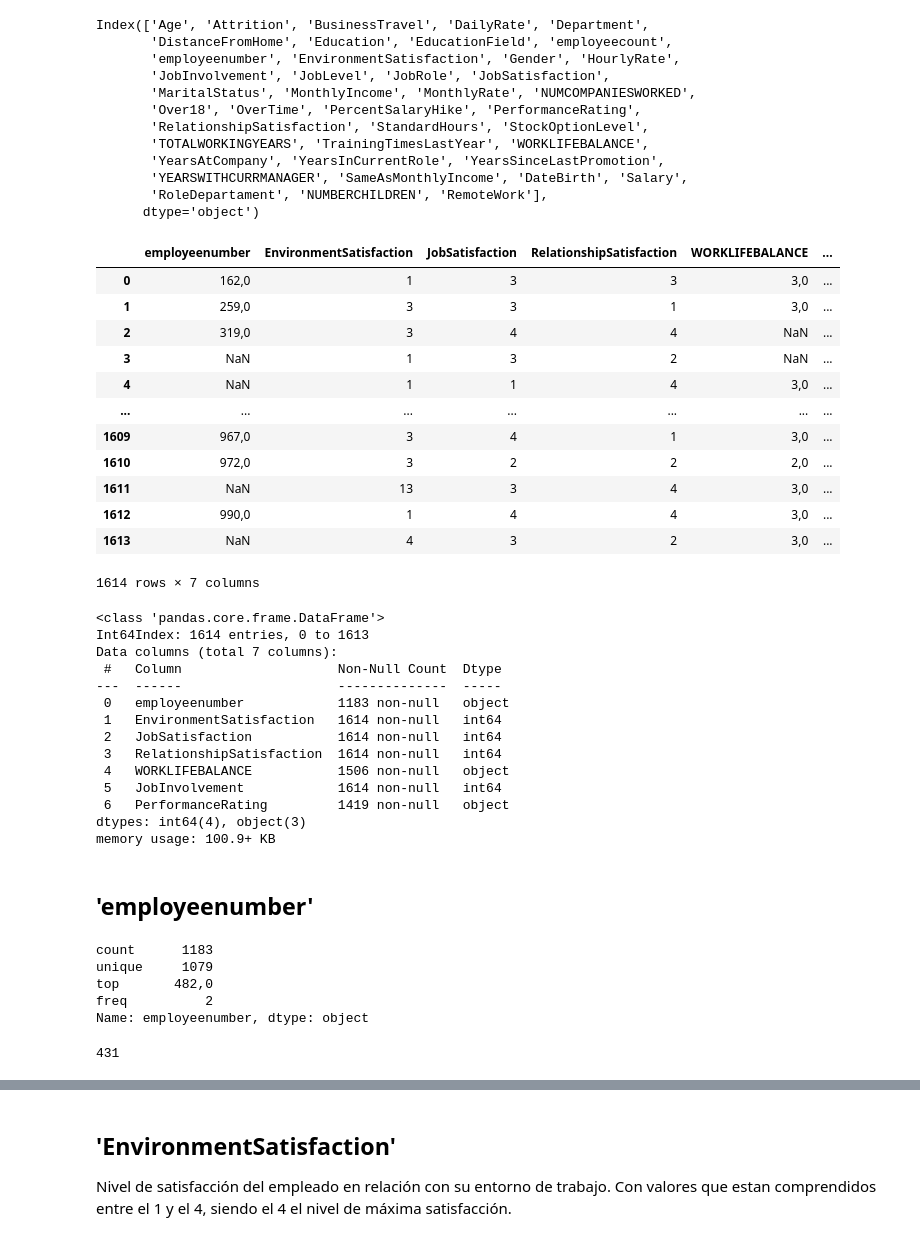
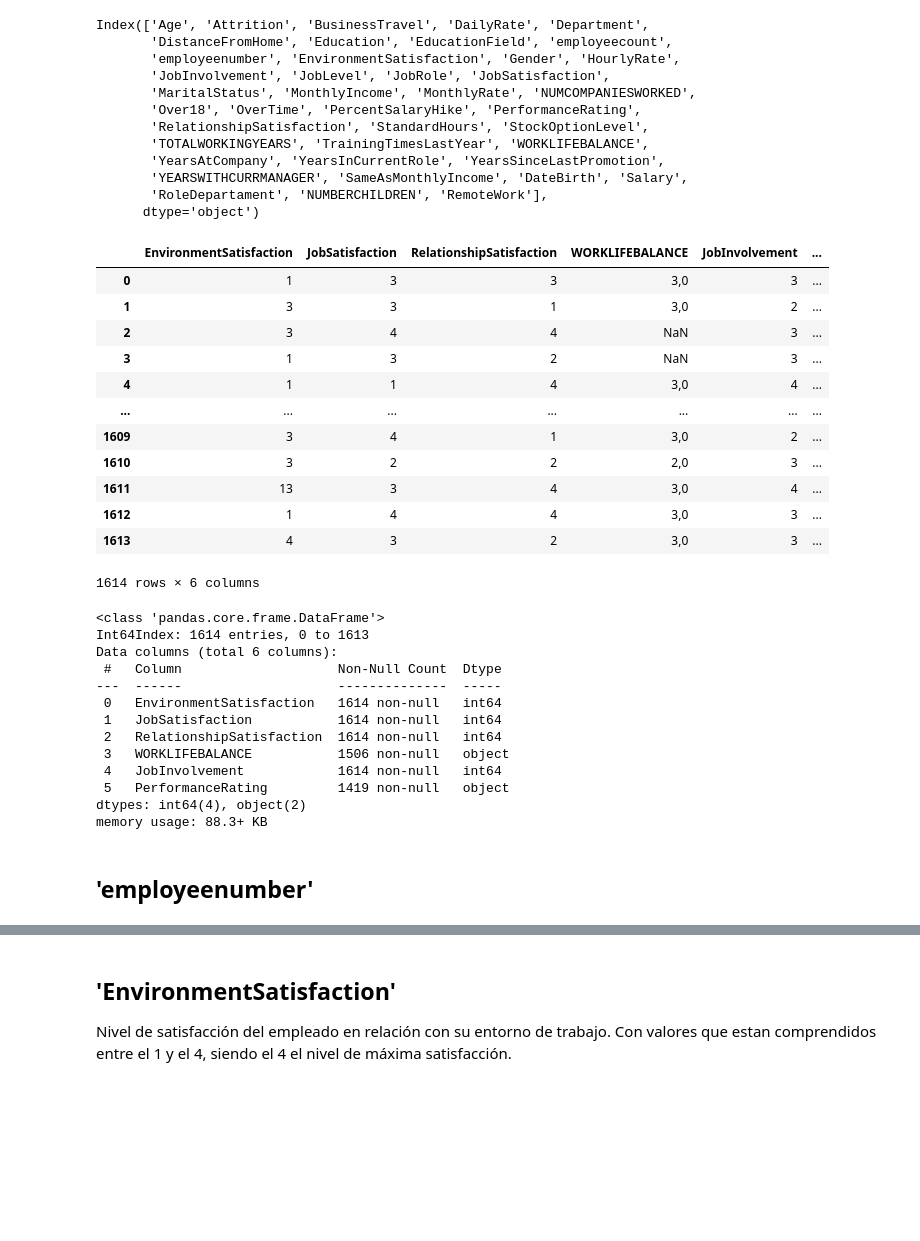
Before and after one commit to raquelmartinrodriguez/proyecto-da-promo-G-modulo-3-team-1, a Jupyter notebook: notebooks/01-exploration/surveys.ipynb, the cells around one changed output, grey strips where cells are left out. Drawn from its saved outputs; the diff is of its cells as text; code cells hidden in the pictures; blank space fills up the shorter version.

```diff
--- a/notebooks/01-exploration/surveys.ipynb
+++ b/notebooks/01-exploration/surveys.ipynb
@@ -34,51 +34,37 @@ Index(['Age', 'Attrition', 'BusinessTravel', 'DailyRate', 'Department',
        'RoleDepartament', 'NUMBERCHILDREN', 'RemoteWork'],
       dtype='object')
 # %%
-surveys = data.loc [:, ['employeenumber', 'EnvironmentSatisfaction', 'JobSatisfaction', 'RelationshipSatisfaction', 'WORKLIFEBALANCE', 'JobInvolvement', 'PerformanceRating' ]]
+surveys = data.loc [:, ['EnvironmentSatisfaction', 'JobSatisfaction', 'RelationshipSatisfaction', 'WORKLIFEBALANCE', 'JobInvolvement', 'PerformanceRating' ]]
 surveys
 # %% [output]
-|  | employeenumber | EnvironmentSatisfaction | JobSatisfaction | RelationshipSatisfaction | WORKLIFEBALANCE | ... |
-| 0 | 162,0 | 1 | 3 | 3 | 3,0 | ... |
-| 1 | 259,0 | 3 | 3 | 1 | 3,0 | ... |
-| 2 | 319,0 | 3 | 4 | 4 | NaN | ... |
-| 3 | NaN | 1 | 3 | 2 | NaN | ... |
-| 4 | NaN | 1 | 1 | 4 | 3,0 | ... |
+|  | EnvironmentSatisfaction | JobSatisfaction | RelationshipSatisfaction | WORKLIFEBALANCE | JobInvolvement | ... |
+| 0 | 1 | 3 | 3 | 3,0 | 3 | ... |
+| 1 | 3 | 3 | 1 | 3,0 | 2 | ... |
+| 2 | 3 | 4 | 4 | NaN | 3 | ... |
+| 3 | 1 | 3 | 2 | NaN | 3 | ... |
+| 4 | 1 | 1 | 4 | 3,0 | 4 | ... |
 | ... | ... | ... | ... | ... | ... | ... |
-| 1609 | 967,0 | 3 | 4 | 1 | 3,0 | ... |
-| 1610 | 972,0 | 3 | 2 | 2 | 2,0 | ... |
-| 1611 | NaN | 13 | 3 | 4 | 3,0 | ... |
-| 1612 | 990,0 | 1 | 4 | 4 | 3,0 | ... |
-| 1613 | NaN | 4 | 3 | 2 | 3,0 | ... |
+| 1609 | 3 | 4 | 1 | 3,0 | 2 | ... |
+| 1610 | 3 | 2 | 2 | 2,0 | 3 | ... |
+| 1611 | 13 | 3 | 4 | 3,0 | 4 | ... |
+| 1612 | 1 | 4 | 4 | 3,0 | 3 | ... |
+| 1613 | 4 | 3 | 2 | 3,0 | 3 | ... |
-1614 rows × 7 columns
+1614 rows × 6 columns
 # %%
 surveys.info()
 # %% [output]
 <class 'pandas.core.frame.DataFrame'>
 Int64Index: 1614 entries, 0 to 1613
-Data columns (total 7 columns):
+Data columns (total 6 columns):
  #   Column                    Non-Null Count  Dtype
 ---  ------                    --------------  -----
- 0   employeenumber            1183 non-null   object
- 1   EnvironmentSatisfaction   1614 non-null   int64
- 2   JobSatisfaction           1614 non-null   int64
- 3   RelationshipSatisfaction  1614 non-null   int64
- 4   WORKLIFEBALANCE           1506 non-null   object
- 5   JobInvolvement            1614 non-null   int64
- 6   PerformanceRating         1419 non-null   object
-dtypes: int64(4), object(3)
-memory usage: 100.9+ KB
+ 0   EnvironmentSatisfaction   1614 non-null   int64
+ 1   JobSatisfaction           1614 non-null   int64
+ 2   RelationshipSatisfaction  1614 non-null   int64
+ 3   WORKLIFEBALANCE           1506 non-null   object
+ 4   JobInvolvement            1614 non-null   int64
+ 5   PerformanceRating         1419 non-null   object
+dtypes: int64(4), object(2)
+memory usage: 88.3+ KB
 # %% [markdown]
 ## 'employeenumber'
-# %%
-surveys ['employeenumber'].describe().T
-#variable categórica que debería ser numérica
-# %% [output]
-count      1183
-unique     1079
-top       482,0
-freq          2
-Name: employeenumber, dtype: object
-# %%
-surveys ['employeenumber'].isnull().sum()
-# %% [output]
-431
```
Also changed, not shown: parts of 27 cells of this notebook.
